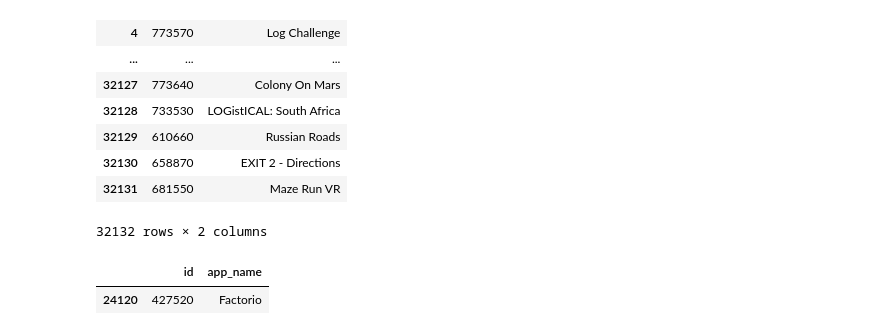
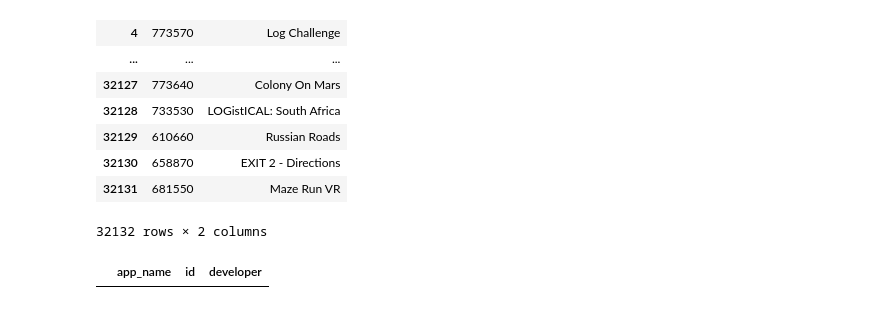
Before and after one commit to Slindex/ML-Rec-System-Steam, a Jupyter notebook: ml-model.ipynb, the cells around one changed output. Saved outputs shown, nothing was run; the diff lists cells and outputs as text; code cells hidden in the pictures.

```diff
--- a/ml-model.ipynb
+++ b/ml-model.ipynb
@@ -156,7 +156,6 @@ df
 | 32131 | 681550 | Maze Run VR |
 32132 rows × 2 columns
 # %%
-df[df['app_name'] == 'Counter-Stri']
+df[df['app_name'] == 'Phasmophobia']
 # %% [output]
-|  | id | app_name |
-| 24120 | 427520 | Factorio |
+|  | app_name | id | developer |
```
Also changed, not shown: parts of 2 cells of this notebook, 4 other files.
